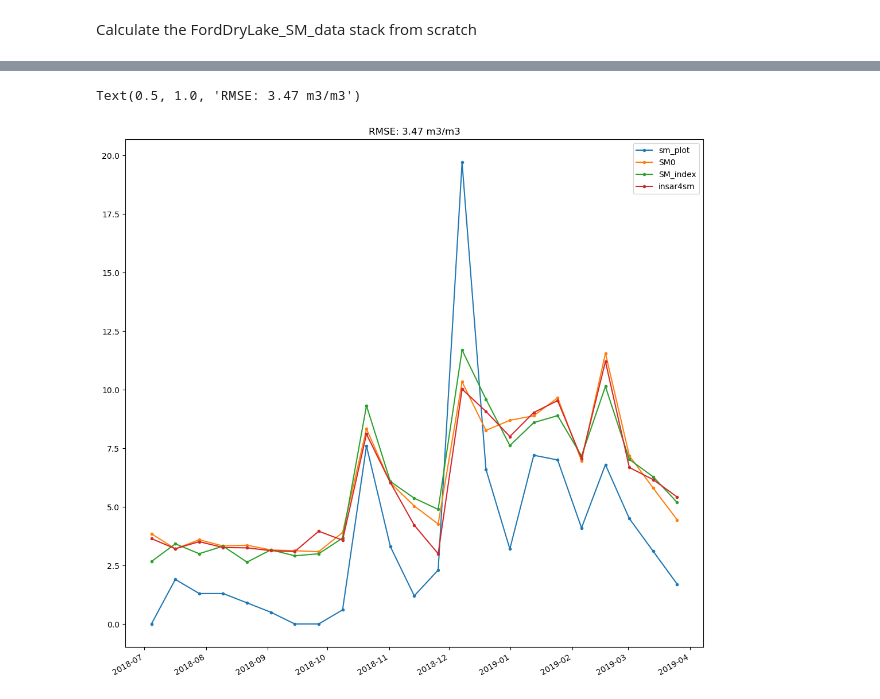
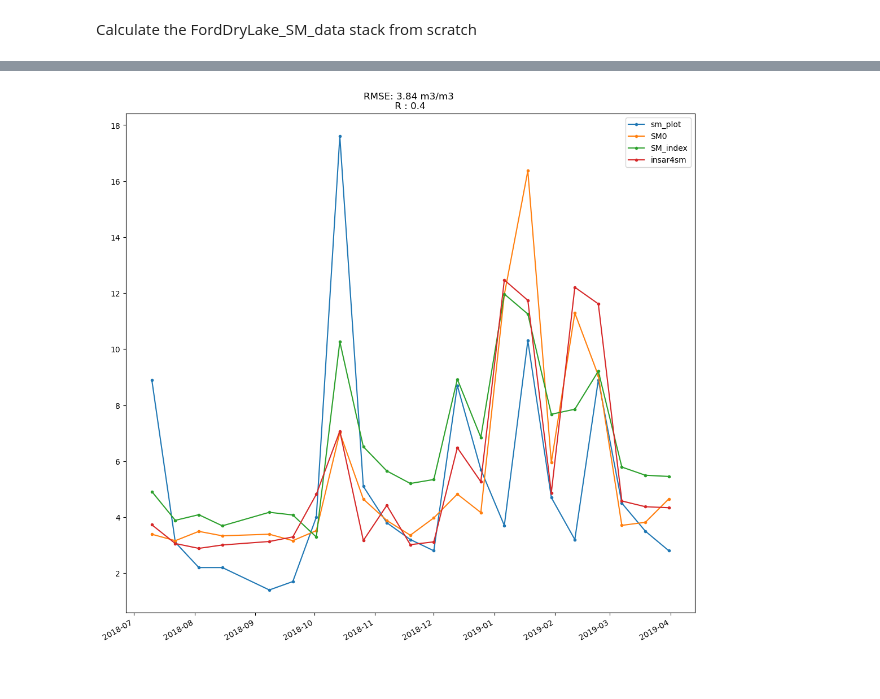
Before and after one commit to kleok/INSAR4SM, a Jupyter notebook: FordDryLake_InSAR4SM_results.ipynb, the cells around one changed output, grey strips where cells are left out. Saved outputs shown, nothing was run; the diff lists cells and outputs as text; code cells hidden in the pictures.

```diff
--- a/FordDryLake_InSAR4SM_results.ipynb
+++ b/FordDryLake_InSAR4SM_results.ipynb
@@ -36,3 +37,13 @@ def create_buffer_poly(ISMN_station_file: str, grid_size: float, save: bool = Tr
         ISMN_station_loc_buffer.to_file(os.path.join(save_dir,filename), driver="GeoJSON")
 
     return ISMN_station_loc_buffer.geometry
+# %%
+ISMN_station = 'FordDryLake'
+grid_size = 100
+
+combs = [['173','14:00:00'],
+         ['100','14:00:00'],
+         ['166','02:00:00']]
+
+orbit_num,  orbit_time_UTC =  combs[2]
+print(orbit_num,  orbit_time_UTC)
@@ -39,14 +52,9 @@ def create_buffer_poly(ISMN_station_file: str, grid_size: float, save: bool = Tr
 # %% [markdown]
 Calculate the FordDryLake_SM_data stack from scratch
 # %%
-ISMN_station = 'FordDryLake'
-orbit_time_UTC = '14:00:00'
-orbit_num = '173'
-grid_size = 125
-
 ###############################################################################
 # the name of your experiment
-projectname = 'INSAR4SM_ISMN_rev_test_{}_sq{}_{}'.format(orbit_num, grid_size, ISMN_station)
+projectname = 'INSAR4SM_ISMN_r1_{}_sq{}_{}'.format(orbit_num, grid_size, ISMN_station)
 
 # the directory of the topstack processing
 topstackDir = '/RSL02/SM_NA/Topstack_processing_orbit_{}'.format(orbit_num)
@@ -117,5 +125,4 @@ sm_point_ts.calc_sm_sorting()
 sm_point_ts.calc_sm_coherence()
 sm_point_ts.calc_sm_index()
 sm_point_ts.inversion()
-dict_clc_data = sm_point_ts.__dict__
 # %% [output]
@@ -160,33 +164,34 @@ plt.plot()
 sm_point = sm_point_ts
 
 IMSN_df = pd.read_csv(ISMN_csv)
 IMSN_df.index = pd.to_datetime(IMSN_df['Datetime'])
 IMSN_df = IMSN_df['sm_plot']
 # select only particular hour
 
 IMSN_df = IMSN_df.at_time(orbit_time_UTC).to_frame()
 
 #insar4sm_df = pd.DataFrame(np.ones_like(sm_point_ts.best_sorting), columns=['insar4sm'])
 sm_estimations = {'SM0':sm_point.SM0,
                 'SM_index':sm_point.SM_index,
                 'insar4sm':sm_point.sm_inverted
                 }
 
 insar4sm_df = pd.DataFrame(sm_estimations)
 insar4sm_df.index = pd.to_datetime(stack.slc_datetimes)
 insar4sm_df.index = insar4sm_df.index + pd.Timedelta('{} hour'.format(pd.to_datetime(orbit_time_UTC).hour))
 
 comparison_df = IMSN_df.join(insar4sm_df, how='outer').dropna()
 comparison_df['Datetime'] = comparison_df.index
 comparison_df.to_csv('{}/comparison_{}.csv'.format(stack.export_dir,ISMN_station), index=False)
 
 predictions = comparison_df['insar4sm'].values
 targets = comparison_df['sm_plot'].values
 n = predictions.shape[0]
 rmse = np.linalg.norm(predictions - targets) / np.sqrt(n)
+r, p = scipy.stats.pearsonr(predictions, targets)
 
 comparison_df[['sm_plot', 'SM0', 'SM_index', 'insar4sm']].plot(figsize=(13,13), style='.-')
-plt.title('RMSE: {} m3/m3'.format(round(rmse,2)))
+plt.title('RMSE: {} m3/m3 \n R : {} '.format(round(rmse,2), round(r,2)))
+plt.savefig('/RSL02/SM_NA/revisions_r1_figures/{}.svg'.format(projectname))
 # %% [output]
-Text(0.5, 1.0, 'RMSE: 3.47 m3/m3')
-[figure, old version]
+[figure, new version]
```
Also changed, not shown: parts of 7 cells of this notebook, 4 other files.
